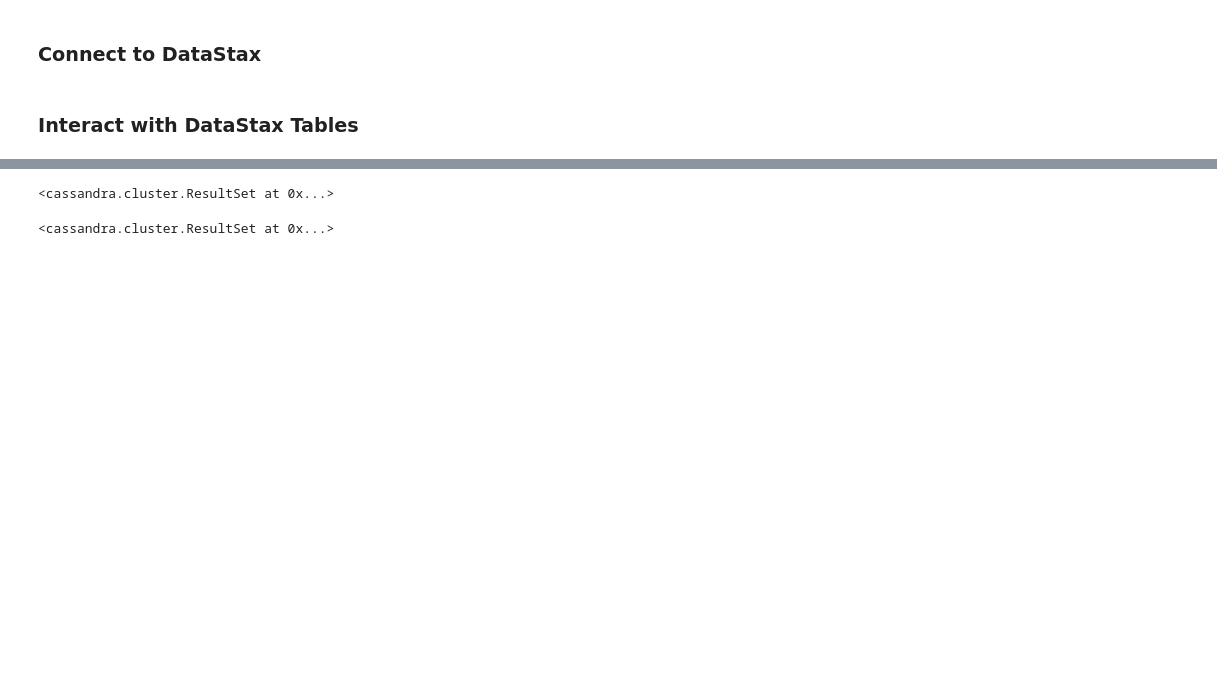
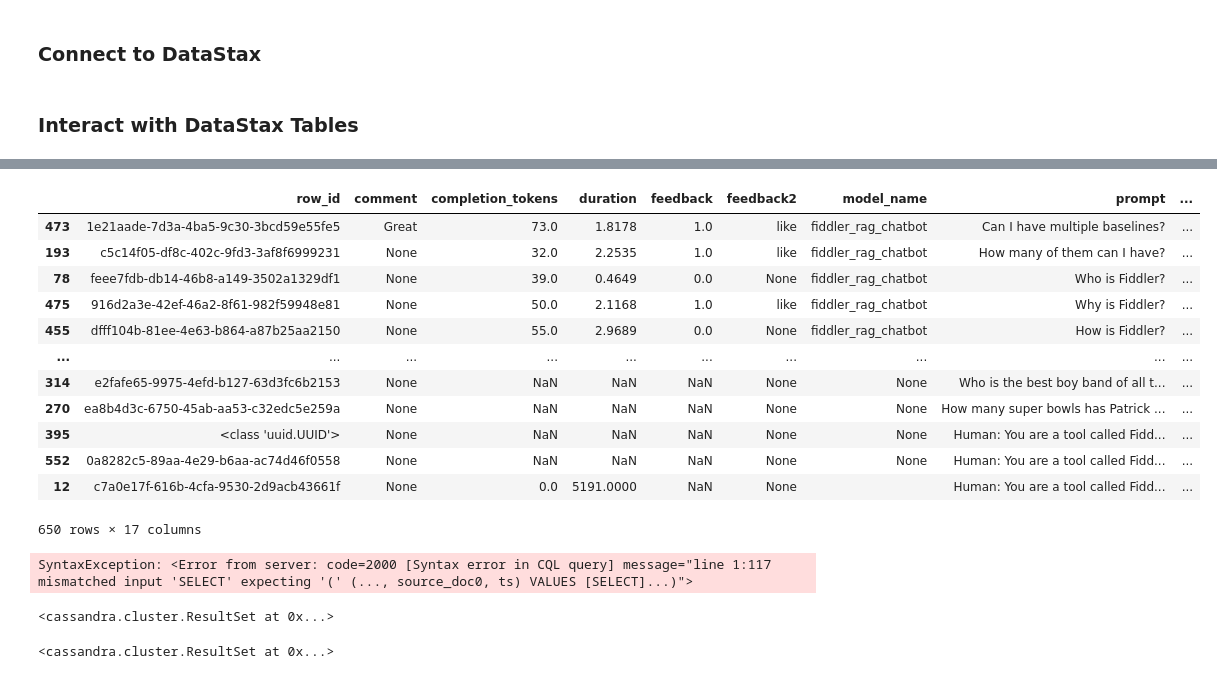
Before and after one commit to fiddler-labs/fiddler-chatbot, a Jupyter notebook: query_cassandra.ipynb, the cells around one changed output, grey strips where cells are left out. Drawn from its saved outputs; the diff is of its cells as text; code cells hidden in the pictures; blank space fills up the shorter version.

```diff
--- a/query_cassandra.ipynb
+++ b/query_cassandra.ipynb
@@ -90,0 +76,28 @@ df
+# %%
+rows = session.execute('SELECT * FROM fiddler_chatbot_ledger')
+
+df = rows._current_rows
+df = df.sort_values(by=['ts'])
+df
+# %% [output]
+|  | row_id | comment | completion_tokens | duration | feedback | feedback2 | model_name | prompt | ... |
+| 473 | 1e21aade-7d3a-4ba5-9c30-3bcd59e55fe5 | Great | 73.0 | 1.8178 | 1.0 | like | fiddler_rag_chatbot | Can I have multiple baselines? | ... |
+| 193 | c5c14f05-df8c-402c-9fd3-3af8f6999231 | None | 32.0 | 2.2535 | 1.0 | like | fiddler_rag_chatbot | How many of them can I have? | ... |
+| 78 | feee7fdb-db14-46b8-a149-3502a1329df1 | None | 39.0 | 0.4649 | 0.0 | None | fiddler_rag_chatbot | Who is Fiddler? | ... |
+| 475 | 916d2a3e-42ef-46a2-8f61-982f59948e81 | None | 50.0 | 2.1168 | 1.0 | like | fiddler_rag_chatbot | Why is Fiddler? | ... |
+| 455 | dfff104b-81ee-4e63-b864-a87b25aa2150 | None | 55.0 | 2.9689 | 0.0 | None | fiddler_rag_chatbot | How is Fiddler? | ... |
+| ... | ... | ... | ... | ... | ... | ... | ... | ... | ... |
+| 314 | e2fafe65-9975-4efd-b127-63d3fc6b2153 | None | NaN | NaN | NaN | None | None | Who is the best boy band of all t... | ... |
+| 270 | ea8b4d3c-6750-45ab-aa53-c32edc5e259a | None | NaN | NaN | NaN | None | None | How many super bowls has Patrick ... | ... |
+| 395 | <class 'uuid.UUID'> | None | NaN | NaN | NaN | None | None | Human: You are a tool called Fidd... | ... |
+| 552 | 0a8282c5-89aa-4e29-b6aa-ac74d46f0558 | None | NaN | NaN | NaN | None | None | Human: You are a tool called Fidd... | ... |
+| 12 | c7a0e17f-616b-4cfa-9530-2d9acb43661f | None | 0.0 | 5191.0000 | NaN | None |  | Human: You are a tool called Fidd... | ... |
+650 rows × 17 columns
+# %%
+#rows = session.execute('INSERT INTO fiddler_chatbot_ledger (row_id, session_id, comment, feedback, prompt, response, source_doc0, ts) VALUES SELECT row_id, session_id, comment, feedback, question, response, source_docs, ts FROM fiddler_chatbot_history')
+rows = session.execute('SELECT row_id, session_id, comment, feedback, question, response, source_docs, ts FROM fiddler_chatbot_history')
+#rows = session.execute('SELECT row_id, session_id, comment, feedback, prompt, response, source_doc0, ts FROM fiddler_chatbot_ledger')
+df = rows._current_rows
+df
+# %% [output]
+SyntaxException: <Error from server: code=2000 [Syntax error in CQL query] message="line 1:117 mismatched input 'SELECT' expecting '(' (..., source_doc0, ts) VALUES [SELECT]...)">
```
Also changed, not shown: parts of 9 cells of this notebook, 5 other files.
